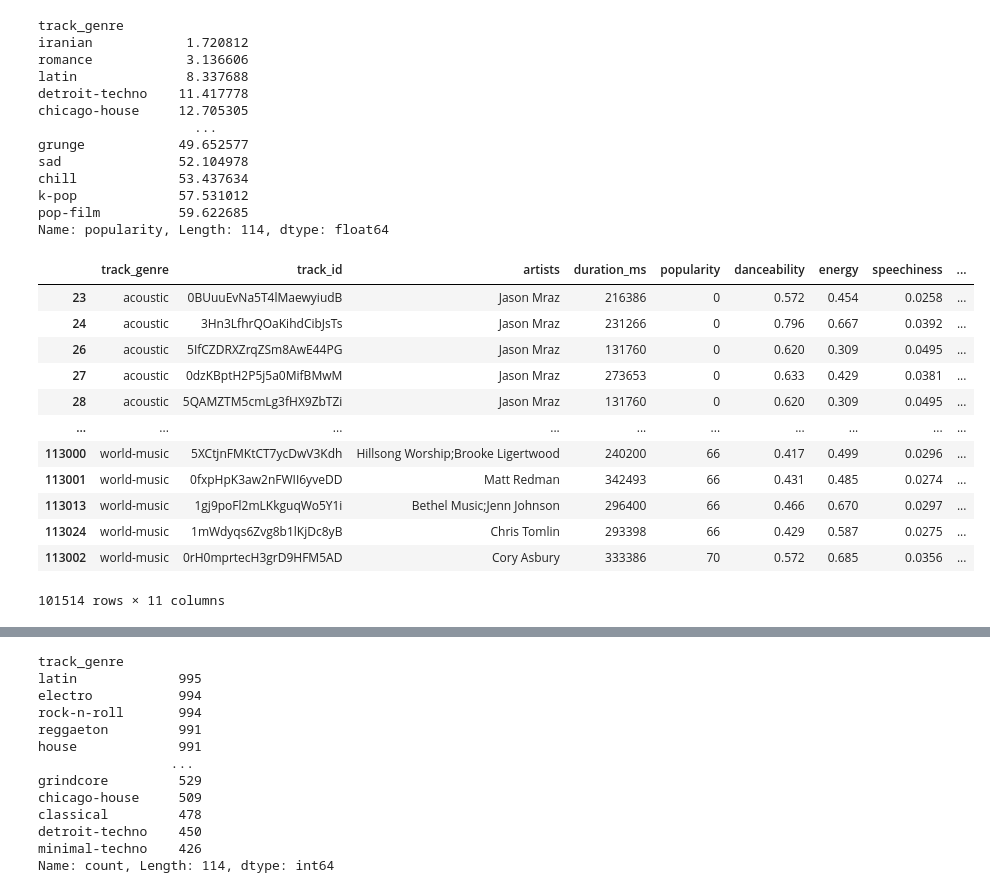
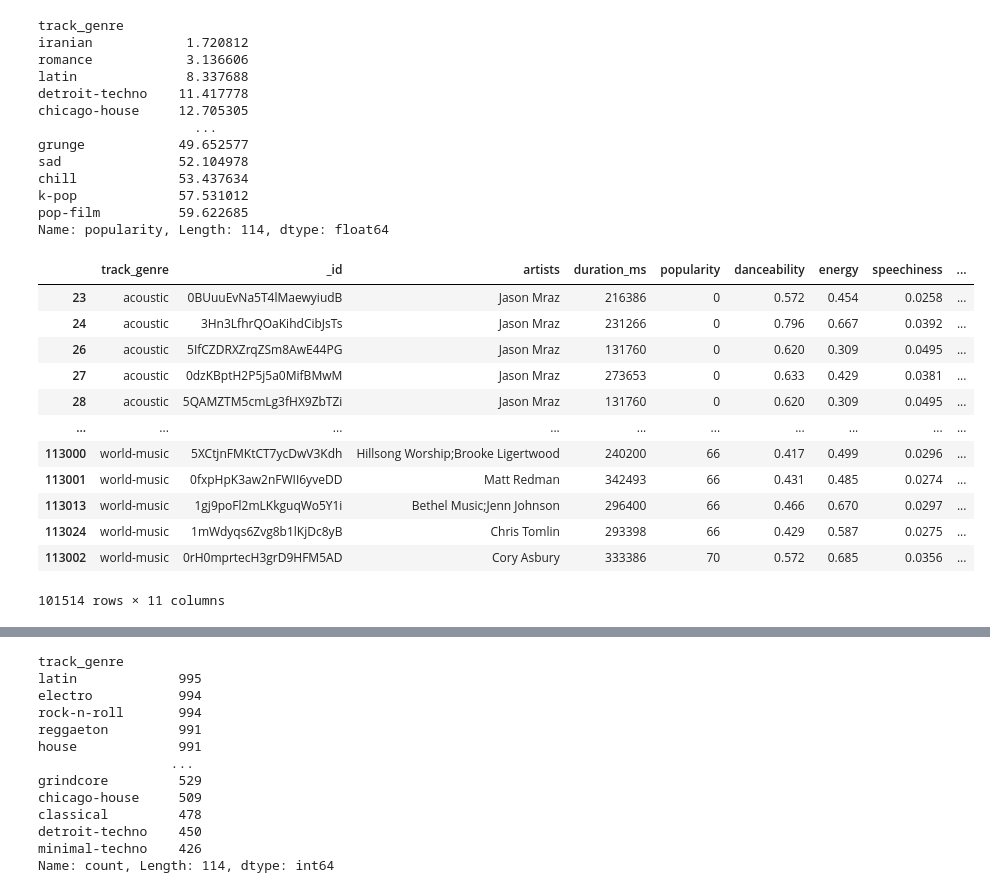
Before and after one commit to VadimSteshkov/spotify-api-data-engineering, a Jupyter notebook: notebooks/track_property_dependencie.ipynb, the cells around one changed output, grey strips where cells are left out. Saved outputs shown, nothing was run; the diff lists cells and outputs as text; code cells hidden in the pictures.

```diff
--- a/notebooks/track_property_dependencie.ipynb
+++ b/notebooks/track_property_dependencie.ipynb
@@ -94,9 +94,10 @@ pop-film          59.622685
 Name: popularity, Length: 114, dtype: float64
 # %%
 df_sub = pd.DataFrame(df_new, columns=["track_genre", "track_id", "artists","duration_ms", "popularity","danceability", "energy", "speechiness","acousticness","valence","tempo"]).sort_values(by=["track_genre","popularity"])
+df_sub = df_sub.rename(columns={"track_id": "_id"})
 df_sub
 # %% [output]
-|  | track_genre | track_id | artists | duration_ms | popularity | danceability | energy | speechiness | ... |
+|  | track_genre | _id | artists | duration_ms | popularity | danceability | energy | speechiness | ... |
 | 23 | acoustic | 0BUuuEvNa5T4lMaewyiudB | Jason Mraz | 216386 | 0 | 0.572 | 0.454 | 0.0258 | ... |
 | 24 | acoustic | 3Hn3LfhrQOaKihdCibJsTs | Jason Mraz | 231266 | 0 | 0.796 | 0.667 | 0.0392 | ... |
 | 26 | acoustic | 5IfCZDRXZrqZSm8AwE44PG | Jason Mraz | 131760 | 0 | 0.620 | 0.309 | 0.0495 | ... |
```
Also changed, not shown: parts of 2 cells of this notebook, 12 other files.
